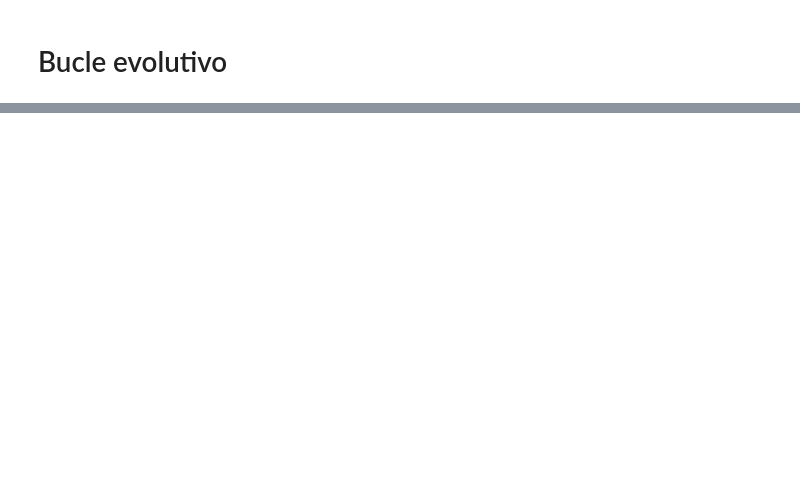
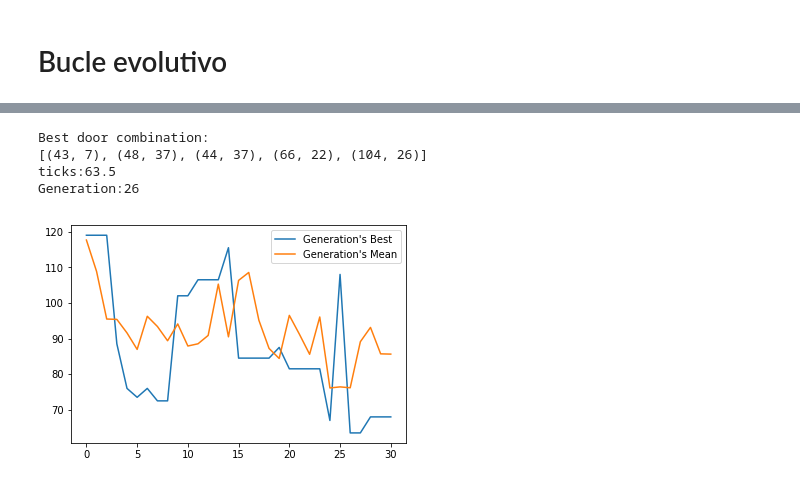
Before and after one commit to fr4j4/INFO267_2018_TAREA_GA, a Jupyter notebook: tareaplusplus.ipynb, the cells around one changed output, grey strips where cells are left out. Cells and saved outputs as stored; diff of their text form; code cells hidden in the pictures; blank space fills up the shorter version.

```diff
--- a/tareaplusplus.ipynb
+++ b/tareaplusplus.ipynb
@@ -32,12 +32,12 @@ n_doors = 5 #numero de puertas a ubicar
 pop_size=20 #tamaño poblacion
 n_iterations=2 #cantidad de iteraciones por individuo
 n_tournament=3 #cantidad de individuos por torneo
-p_cross=0.3#probabilidad de recombinacion
-p_mut=0.3 #probabilidad de mutacion
+p_cross=0.5#probabilidad de recombinacion
+p_mut=0.1 #probabilidad de mutacion
 
 plan_file="school.plan"
 
-# population = []
+population = []
 good_doors=[] #lista de coordenadas que pueden albergar una puerta
 # %% [markdown]
 - Para iniciar netlogo: **launch_netlogo()**
@@ -117,6 +117,7 @@ def evaluate_population(pop):
                 ticks = simulate_ind(individual)
                 simulations_ticks.append(ticks)
             individual['ticks'] = np.mean(simulations_ticks)
+
 
 # def do_tournament(pop,n_players):
 #     result = []
@@ -219,10 +220,8 @@ def get_best_from_pop(pop):
     return best
 
 def get_mean(pop):
-    x=0
-    for i in range(len(pop)):
-        x=x+pop[i]['ticks']
-    return (x/len(pop))
+    media = np.mean(np.array(list(map(lambda p:p['ticks'],pop))))
+    return media
 # %%
 kill_netlogo()
 launch_netlogo()
@@ -257,7 +257,7 @@ while current_gen <= max_gen:
 #     print("Evaluating...",end="")
 
     evaluate_population(list(filter(lambda p:p['ticks'] ==0,pop2)))
-
+    population.append(pop2)
     best_of_this_gen = get_best_from_pop(pop2)#encontrar el mejor (para realizar el grafico)
     best_of.append( (current_gen,best_of_this_gen))#guardarlo en una lista junto con la genereacion (para el grafico)
     gen_mean=get_mean(pop2)
@@ -304,0 +305,22 @@ Total elapsed time: 727.1483166217804
+# %%
+import matplotlib.pyplot as plt
+
+x_points=list(map(lambda x:x[0],best_of))
+y_points=list(map(lambda x:x[1]['ticks'],best_of))
+z_points=list(map(lambda x:x[1],all_mean))
+
+best_of_all_time_index = np.argmin(y_points)
+best_of_all_time = best_of[best_of_all_time_index][1]
+best_doors = list(map(lambda i:good_doors[i] ,best_of_all_time['doors']))
+
+print("Best door combination:\n{0}\nticks:{1}\nGeneration:{2}".format(best_doors,best_of_all_time['ticks'],best_of_all_time['gen']))
+
+plt.plot(x_points,y_points,z_points)
+plt.legend(("Generation's Best","Generation's Mean"))
+plt.show()
+# %% [output]
+Best door combination:
+[(43, 7), (48, 37), (44, 37), (66, 22), (104, 26)]
+ticks:63.5
+Generation:26
+[figure, added]
```
Also changed, not shown: parts of 12 cells of this notebook.
